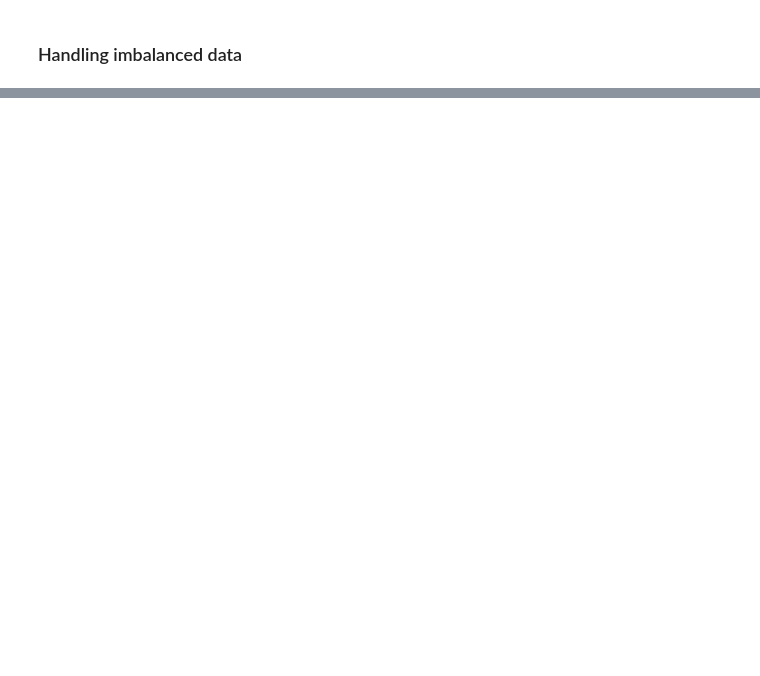
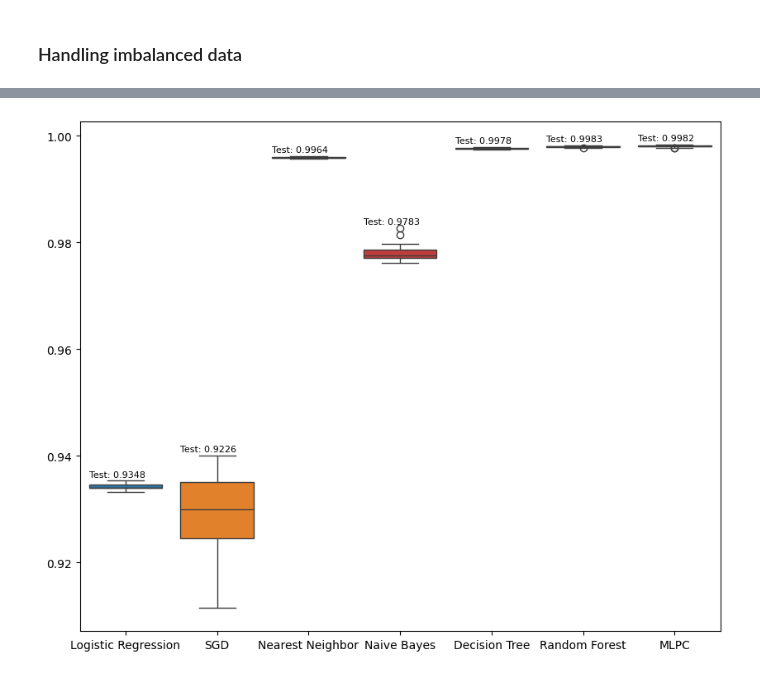
Before and after one commit to ArtemAntonov/Credit-Card-Transactions-Fraud-Detection, a Jupyter notebook: 2. Preprocessing.ipynb, the cells around one changed output, grey strips where cells are left out. Cells and saved outputs as stored; diff of their text form; code cells hidden in the pictures; blank space fills up the shorter version.

```diff
--- a/2. Preprocessing.ipynb
+++ b/2. Preprocessing.ipynb
@@ -169,0 +252,5 @@ X_lda = lda.fit_transform(X, y)
+# %%
+#one hot, Scaler, PF
+#no PCA, SMOTE
+evaluate()
+# %% [output]
@@ -169,0 +265 @@ X_lda = lda.fit_transform(X, y)
+[figure, added]
```
Also changed, not shown: parts of 38 cells of this notebook.
